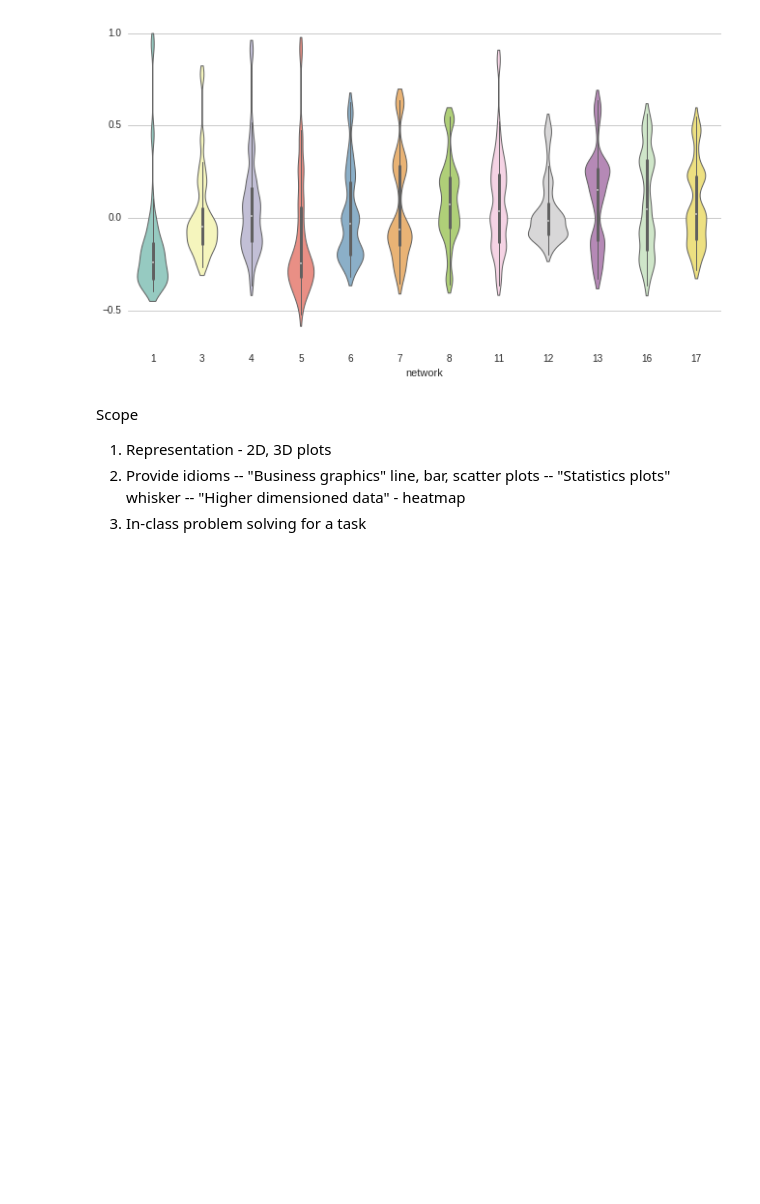
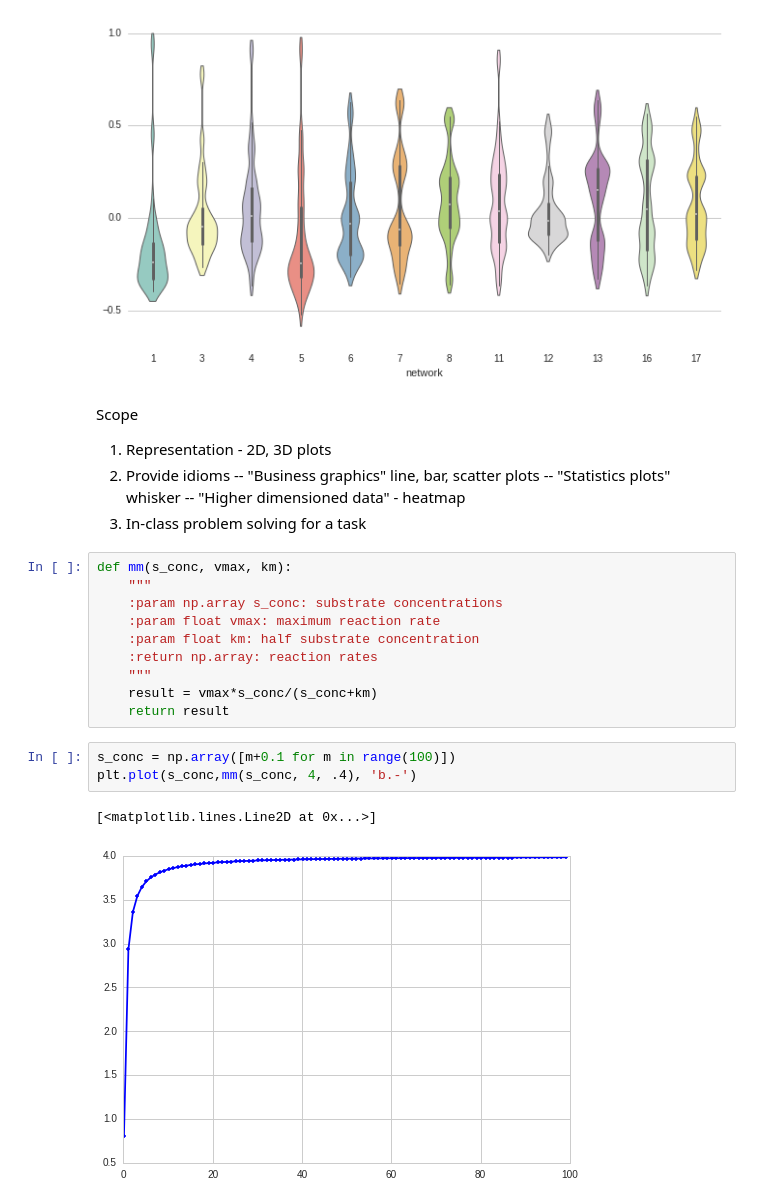
Before and after one commit to UWSEDS/LectureNotes, a Jupyter notebook: 07-Visualization-in-Python/Visualization in Python.ipynb, the cells around one changed output. Saved outputs shown, nothing was run; the diff lists cells and outputs as text; blank space fills up the shorter version.

```diff
--- a/07-Visualization-in-Python/Visualization in Python.ipynb
+++ b/07-Visualization-in-Python/Visualization in Python.ipynb
@@ -39,3 +41,19 @@ Scope
 -- "Statistics plots" whisker
 -- "Higher dimensioned data" - heatmap
 3. In-class problem solving for a task
+# %%
+def mm(s_conc, vmax, km):
+    """
+    :param np.array s_conc: substrate concentrations
+    :param float vmax: maximum reaction rate
+    :param float km: half substrate concentration
+    :return np.array: reaction rates
+    """
+    result = vmax*s_conc/(s_conc+km)
+    return result
+# %%
+s_conc = np.array([m+0.1 for m in range(100)])
+plt.plot(s_conc,mm(s_conc, 4, .4), 'b.-')
+# %% [output]
+[<matplotlib.lines.Line2D at 0x...>]
+[figure, added]
```
Also changed, not shown: parts of 4 cells of this notebook.
